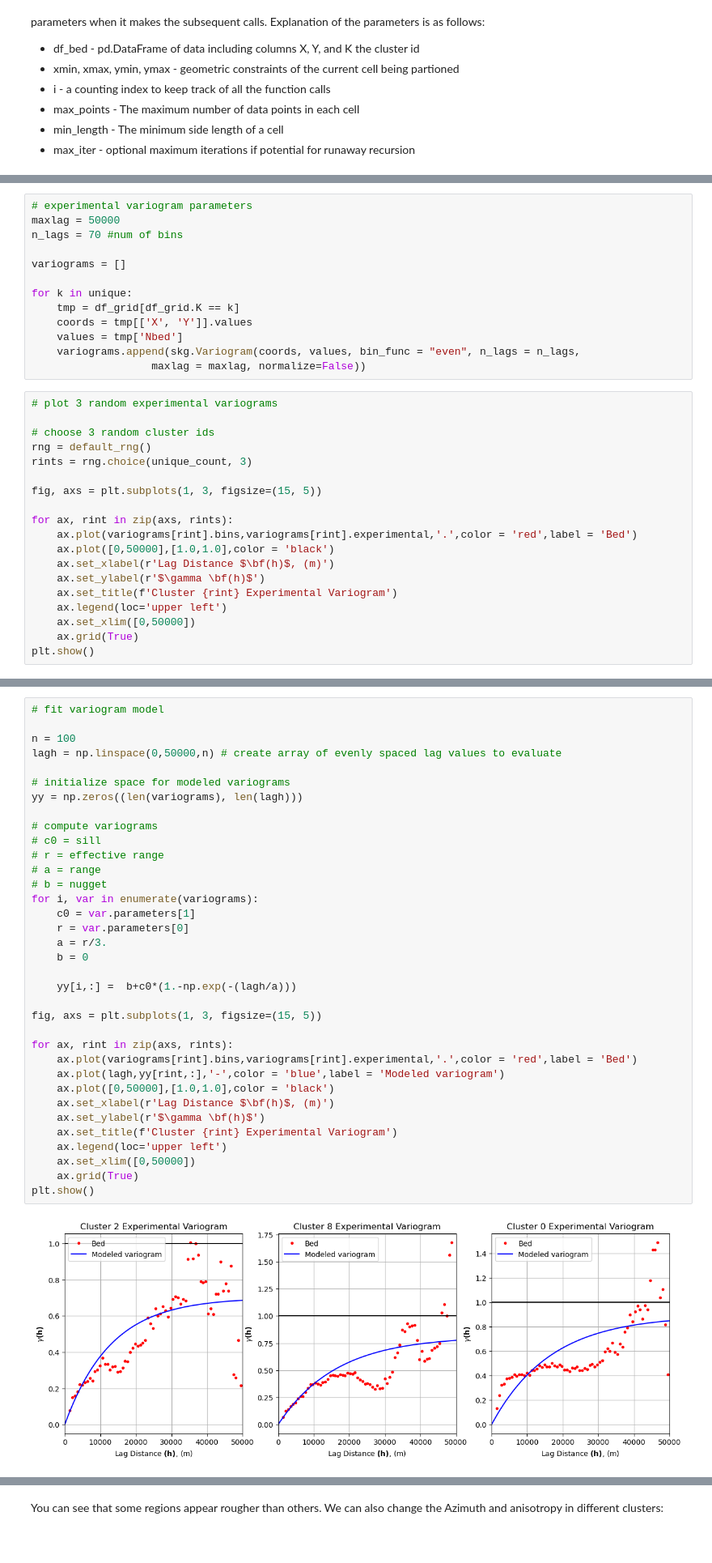
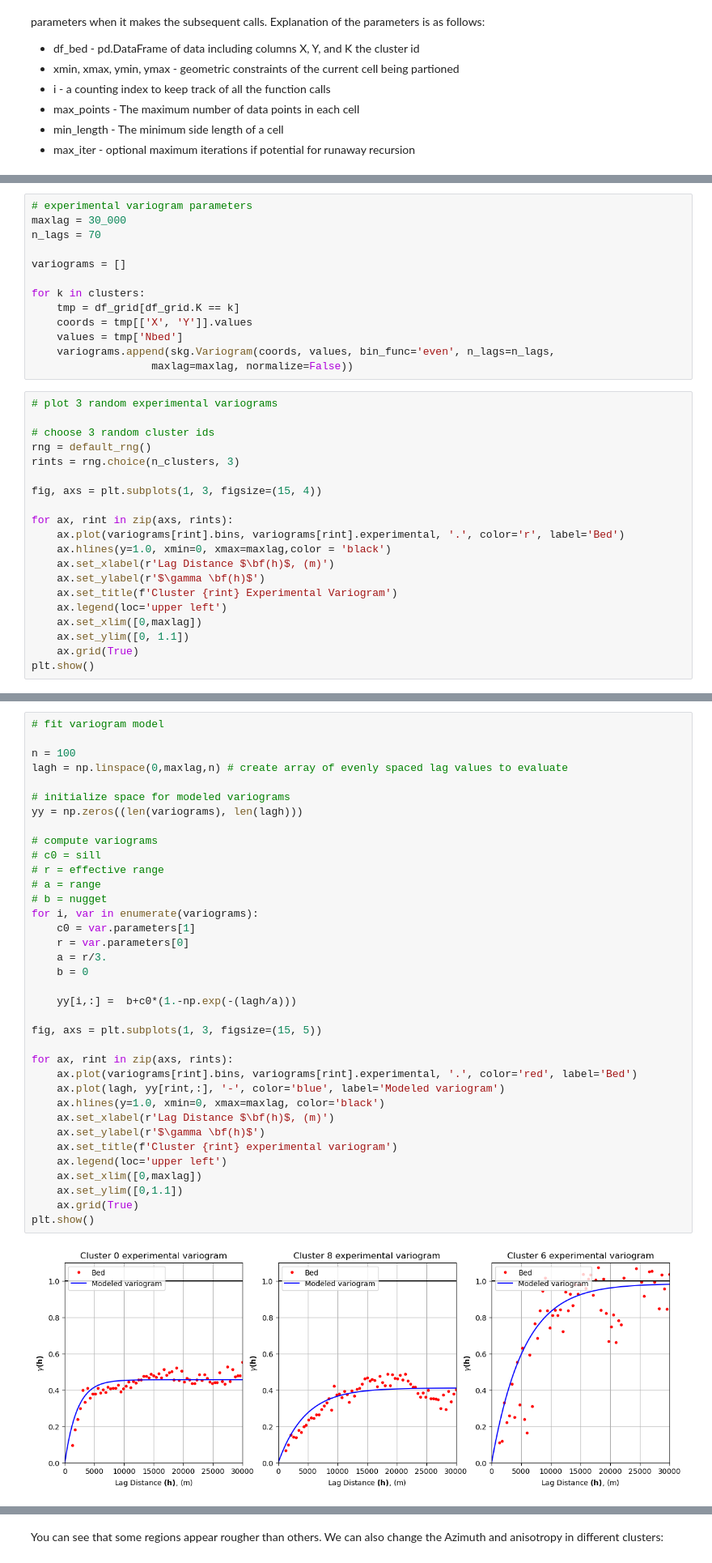
Before and after one commit to GatorGlaciology/GStatSim, a Jupyter notebook: GStat-Sim/7_non-stationary_SGS_example2.ipynb, the cells around one changed output, grey strips where cells are left out. Shown at 81% size. Drawn from its saved outputs; the diff is of its cells as text.

```diff
--- a/GStat-Sim/7_non-stationary_SGS_example2.ipynb
+++ b/GStat-Sim/7_non-stationary_SGS_example2.ipynb
@@ -125,34 +128,35 @@ So each of these three different zones will have a different variogram.
 Next we need to compute and model the variogram for the subset of data within each cluster.
 # %%
 # experimental variogram parameters
-maxlag = 50000
-n_lags = 70 #num of bins
+maxlag = 30_000
+n_lags = 70
 
 variograms = []
 
-for k in unique:
+for k in clusters:
     tmp = df_grid[df_grid.K == k]
     coords = tmp[['X', 'Y']].values
     values = tmp['Nbed']
-    variograms.append(skg.Variogram(coords, values, bin_func = "even", n_lags = n_lags,
-                   maxlag = maxlag, normalize=False))
+    variograms.append(skg.Variogram(coords, values, bin_func='even', n_lags=n_lags,
+                   maxlag=maxlag, normalize=False))
 # %%
 # plot 3 random experimental variograms
 
 # choose 3 random cluster ids
 rng = default_rng()
-rints = rng.choice(unique_count, 3)
+rints = rng.choice(n_clusters, 3)
 
-fig, axs = plt.subplots(1, 3, figsize=(15, 5))
+fig, axs = plt.subplots(1, 3, figsize=(15, 4))
 
 for ax, rint in zip(axs, rints):
-    ax.plot(variograms[rint].bins,variograms[rint].experimental,'.',color = 'red',label = 'Bed')
-    ax.plot([0,50000],[1.0,1.0],color = 'black')
+    ax.plot(variograms[rint].bins, variograms[rint].experimental, '.', color='r', label='Bed')
+    ax.hlines(y=1.0, xmin=0, xmax=maxlag,color = 'black')
     ax.set_xlabel(r'Lag Distance $\bf(h)$, (m)')
     ax.set_ylabel(r'$\gamma \bf(h)$')
     ax.set_title(f'Cluster {rint} Experimental Variogram')
     ax.legend(loc='upper left')
-    ax.set_xlim([0,50000])
+    ax.set_xlim([0,maxlag])
+    ax.set_ylim([0, 1.1])
     ax.grid(True)
 plt.show()
 # %% [output]
@@ -160,40 +164,41 @@ plt.show()
 # %%
 # fit variogram model
 
 n = 100
-lagh = np.linspace(0,50000,n) # create array of evenly spaced lag values to evaluate
+lagh = np.linspace(0,maxlag,n) # create array of evenly spaced lag values to evaluate
 
 # initialize space for modeled variograms
 yy = np.zeros((len(variograms), len(lagh)))
 
 # compute variograms
 # c0 = sill
 # r = effective range
 # a = range
 # b = nugget
 for i, var in enumerate(variograms):
     c0 = var.parameters[1]
     r = var.parameters[0]
     a = r/3.
     b = 0
 
     yy[i,:] =  b+c0*(1.-np.exp(-(lagh/a)))
 
 fig, axs = plt.subplots(1, 3, figsize=(15, 5))
 
 for ax, rint in zip(axs, rints):
-    ax.plot(variograms[rint].bins,variograms[rint].experimental,'.',color = 'red',label = 'Bed')
-    ax.plot(lagh,yy[rint,:],'-',color = 'blue',label = 'Modeled variogram')
-    ax.plot([0,50000],[1.0,1.0],color = 'black')
+    ax.plot(variograms[rint].bins, variograms[rint].experimental, '.', color='red', label='Bed')
+    ax.plot(lagh, yy[rint,:], '-', color='blue', label='Modeled variogram')
+    ax.hlines(y=1.0, xmin=0, xmax=maxlag, color='black')
     ax.set_xlabel(r'Lag Distance $\bf(h)$, (m)')
     ax.set_ylabel(r'$\gamma \bf(h)$')
-    ax.set_title(f'Cluster {rint} Experimental Variogram')
+    ax.set_title(f'Cluster {rint} experimental variogram')
     ax.legend(loc='upper left')
-    ax.set_xlim([0,50000])
+    ax.set_xlim([0,maxlag])
+    ax.set_ylim([0,1.1])
     ax.grid(True)
 plt.show()
 # %% [output]
-[figure, old version]
+[figure, new version]
 # %% [markdown]
 ## Simulate with SGS
 
```
Also changed, not shown: parts of 13 cells of this notebook, 2 other files.
